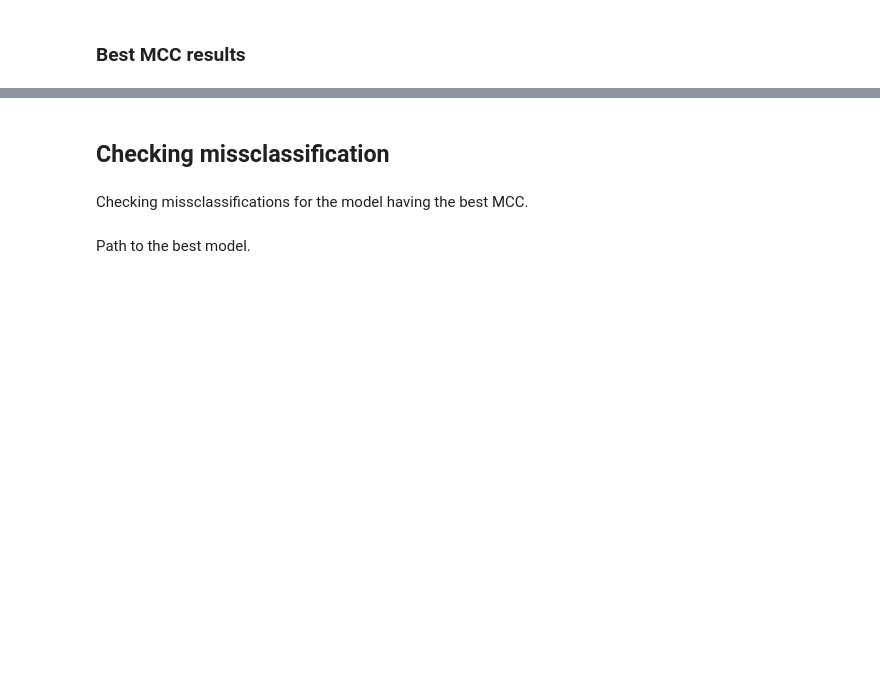
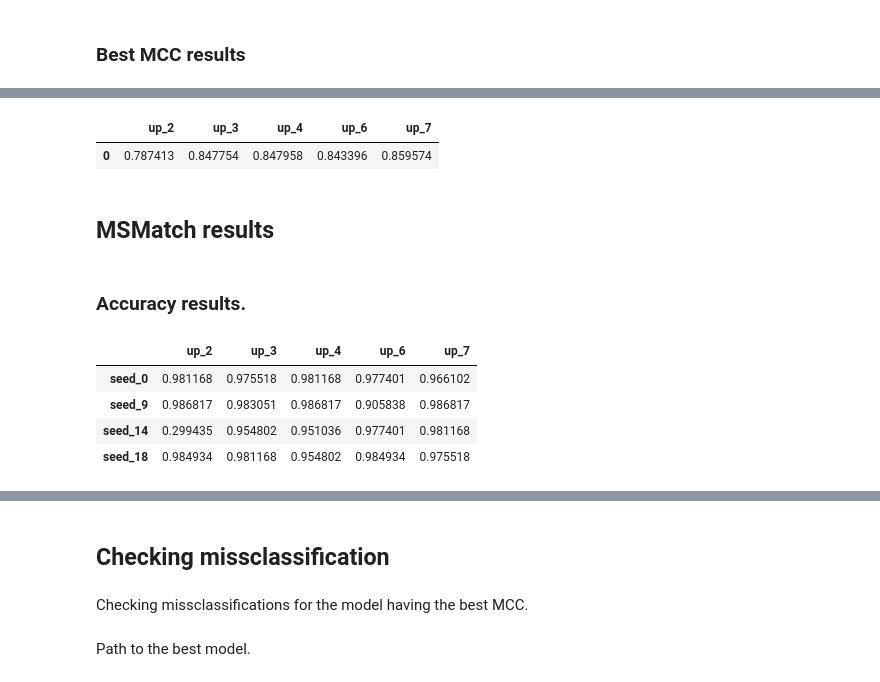
Before and after one commit to GabrieleMeoni/END2END, a Jupyter notebook: MSMatch/notebooks/parse_results.ipynb, the cells around one changed output, grey strips where cells are left out. Saved outputs shown, nothing was run; the diff lists cells and outputs as text; code cells hidden in the pictures; blank space fills up the shorter version.

Commit message:
Added tools to parse MSMatch results.

```diff
--- a/MSMatch/notebooks/parse_results.ipynb
+++ b/MSMatch/notebooks/parse_results.ipynb
@@ -23,7 +23,7 @@ from tqdm import tqdm
 # %% [markdown]
 Loading dataset...
 # %%
-dataset_dir="../data/"
+dataset_dir="/home/gabrielemeoni/project/END2END/MSMatch/data/"
 test_dset = SSL_Dataset(name="thraws_swir_test", train=False, data_dir=dataset_dir)
 
 test_dset_basic = test_dset.get_dset()
@@ -37,3 +35,5 @@ checkpoint_paths=["../checkpoints/final_train_supervised", "../checkpoints/final
+# %%
+checkpoint_paths=["/home/gabrielemeoni/project/END2END/MSMatch/checkpoints/final_train_supervised", "/home/gabrielemeoni/project/END2END/MSMatch/checkpoints/final_train_supervised_no_weights", "/home/gabrielemeoni/project/END2END/MSMatch/checkpoints/final_training_msmatch_trained"]
 # %% [markdown]
 Checking various checkpoints....
 # %%
@@ -164,3 +264,19 @@ mcc_best_df
 # %%
 best_mcc_mean=mcc_best_df.iloc[:-1].mean(axis=0)
 pd.DataFrame(dict(zip(list(best_mcc_mean.keys().values), list(best_mcc_mean.values))), index=[0])
+# %% [output]
+|  | up_2 | up_3 | up_4 | up_6 | up_7 |
+| 0 | 0.787413 | 0.847754 | 0.847958 | 0.843396 | 0.859574 |
+# %% [markdown]
+## MSMatch results
+# %% [markdown]
+### Accuracy results.
+# %%
+acc_df_msmatch_weighted=pd.DataFrame.from_dict(checkpoints_results_dict["final_training_msmatch_trained"]["acc"], orient='index',columns=upsampling_values)
+acc_df_msmatch_weighted
+# %% [output]
+|  | up_2 | up_3 | up_4 | up_6 | up_7 |
+| seed_0 | 0.981168 | 0.975518 | 0.981168 | 0.977401 | 0.966102 |
+| seed_9 | 0.986817 | 0.983051 | 0.986817 | 0.905838 | 0.986817 |
+| seed_14 | 0.299435 | 0.954802 | 0.951036 | 0.977401 | 0.981168 |
+| seed_18 | 0.984934 | 0.981168 | 0.954802 | 0.984934 | 0.975518 |
```
Also changed, not shown: parts of 15 cells of this notebook.
